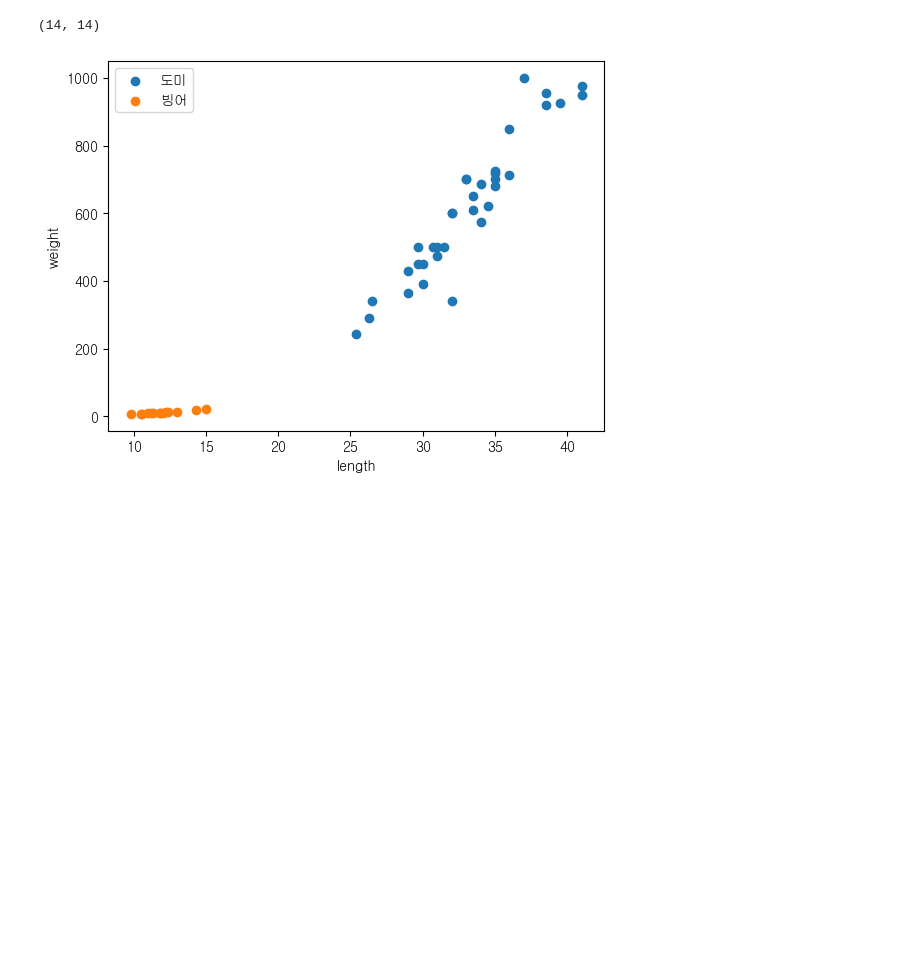
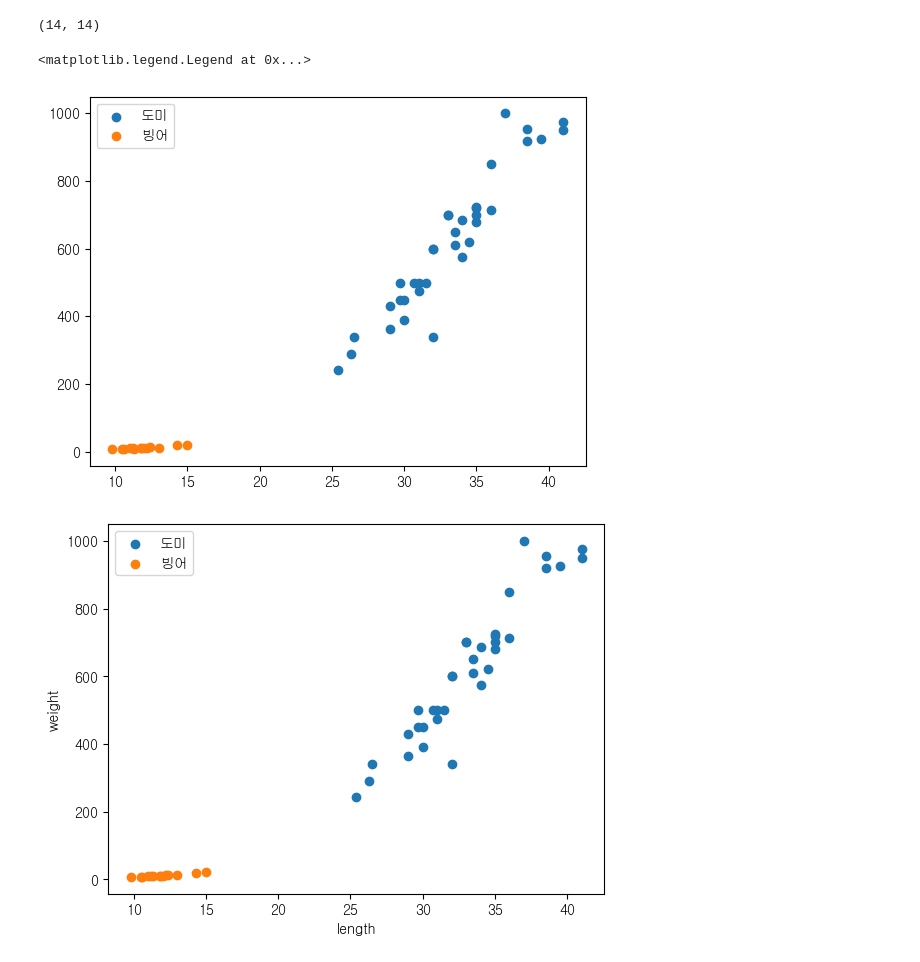
Before and after one commit to vfxpedia/05_ml-workspace, a Jupyter notebook: 01_overview/01_classfication.ipynb, the cells around one changed output. Drawn from its saved outputs; the diff is of its cells as text; code cells hidden in the pictures; blank space fills up the shorter version.

```diff
--- a/01_overview/01_classfication.ipynb
+++ b/01_overview/01_classfication.ipynb
@@ -99,10 +100,13 @@ len(smelt_length), len(smelt_length)
 # bream
 # %%
 # 우리가 해야할 것, 각 데이터를 시각화해서 알아볼 수 있게 해야한다.
-plt.scatter(bream_length, bream_weight, '도미')
-plt.scatter(smelt_length, smelt_weight, '빙어')
-각 축에 대한 이름
-x = length, y = weight
+plt.scatter(bream_length, bream_weight, label='도미')
+plt.scatter(smelt_length, smelt_weight, label='빙어')
+plt.legend()
+# 각 축에 대한 이름 x = length, y = weight
+# %% [output]
+<matplotlib.legend.Legend at 0x...>
+[figure, added]
 # %%
 # bream 시각화
 plt.scatter(bream_length, bream_weight, label='도미')
```
Also changed, not shown: parts of 1 cell of this notebook, 4 other files.
